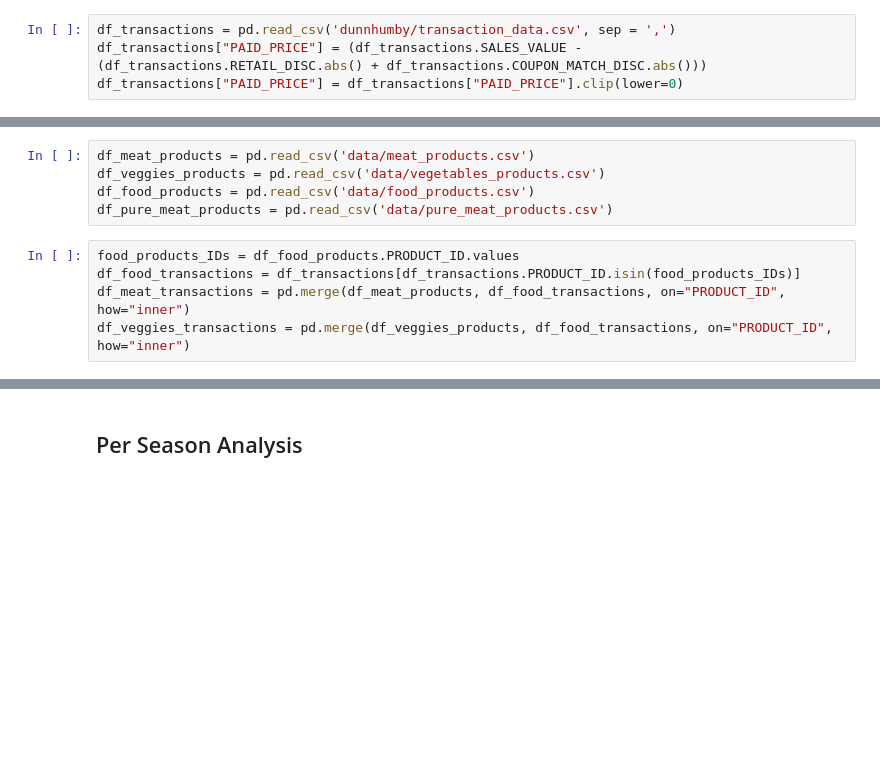
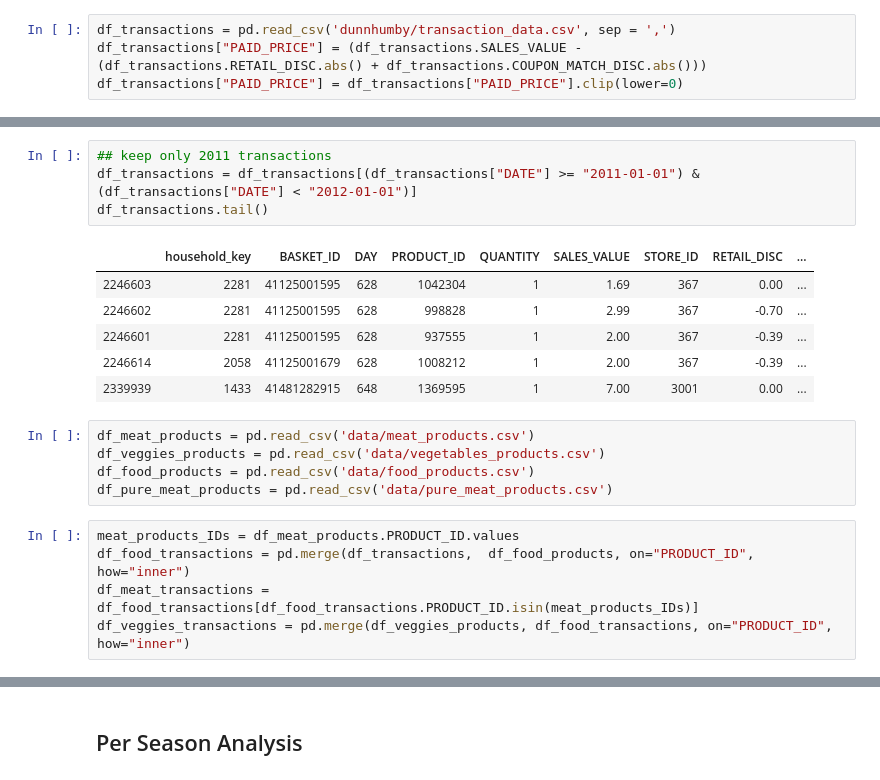
Before and after one commit to BenjaminEngelman/ADA-Project, a Jupyter notebook: seasonal_changes_david.ipynb, the cells around one changed output, grey strips where cells are left out. Drawn from its saved outputs; the diff is of its cells as text; blank space fills up the shorter version.

```diff
--- a/seasonal_changes_david.ipynb
+++ b/seasonal_changes_david.ipynb
@@ -46,10 +56,21 @@ df_transactions.head()
+# %%
+## keep only 2011 transactions
+df_transactions = df_transactions[(df_transactions["DATE"] >= "2011-01-01") & (df_transactions["DATE"] < "2012-01-01")]
+df_transactions.tail()
+# %% [output]
+|  | household_key | BASKET_ID | DAY | PRODUCT_ID | QUANTITY | SALES_VALUE | STORE_ID | RETAIL_DISC | ... |
+| 2246603 | 2281 | 41125001595 | 628 | 1042304 | 1 | 1.69 | 367 | 0.00 | ... |
+| 2246602 | 2281 | 41125001595 | 628 | 998828 | 1 | 2.99 | 367 | -0.70 | ... |
+| 2246601 | 2281 | 41125001595 | 628 | 937555 | 1 | 2.00 | 367 | -0.39 | ... |
+| 2246614 | 2058 | 41125001679 | 628 | 1008212 | 1 | 2.00 | 367 | -0.39 | ... |
+| 2339939 | 1433 | 41481282915 | 648 | 1369595 | 1 | 7.00 | 3001 | 0.00 | ... |
 # %%
 df_meat_products = pd.read_csv('data/meat_products.csv')
 df_veggies_products = pd.read_csv('data/vegetables_products.csv')
 df_food_products = pd.read_csv('data/food_products.csv')
 df_pure_meat_products = pd.read_csv('data/pure_meat_products.csv')
 # %%
-food_products_IDs = df_food_products.PRODUCT_ID.values
-df_food_transactions = df_transactions[df_transactions.PRODUCT_ID.isin(food_products_IDs)]
-df_meat_transactions = pd.merge(df_meat_products, df_food_transactions, on="PRODUCT_ID", how="inner")
+meat_products_IDs = df_meat_products.PRODUCT_ID.values
+df_food_transactions = pd.merge(df_transactions,  df_food_products, on="PRODUCT_ID", how="inner")
+df_meat_transactions = df_food_transactions[df_food_transactions.PRODUCT_ID.isin(meat_products_IDs)]
 df_veggies_transactions = pd.merge(df_veggies_products, df_food_transactions, on="PRODUCT_ID", how="inner")
```
Also changed, not shown: parts of 18 cells of this notebook.
